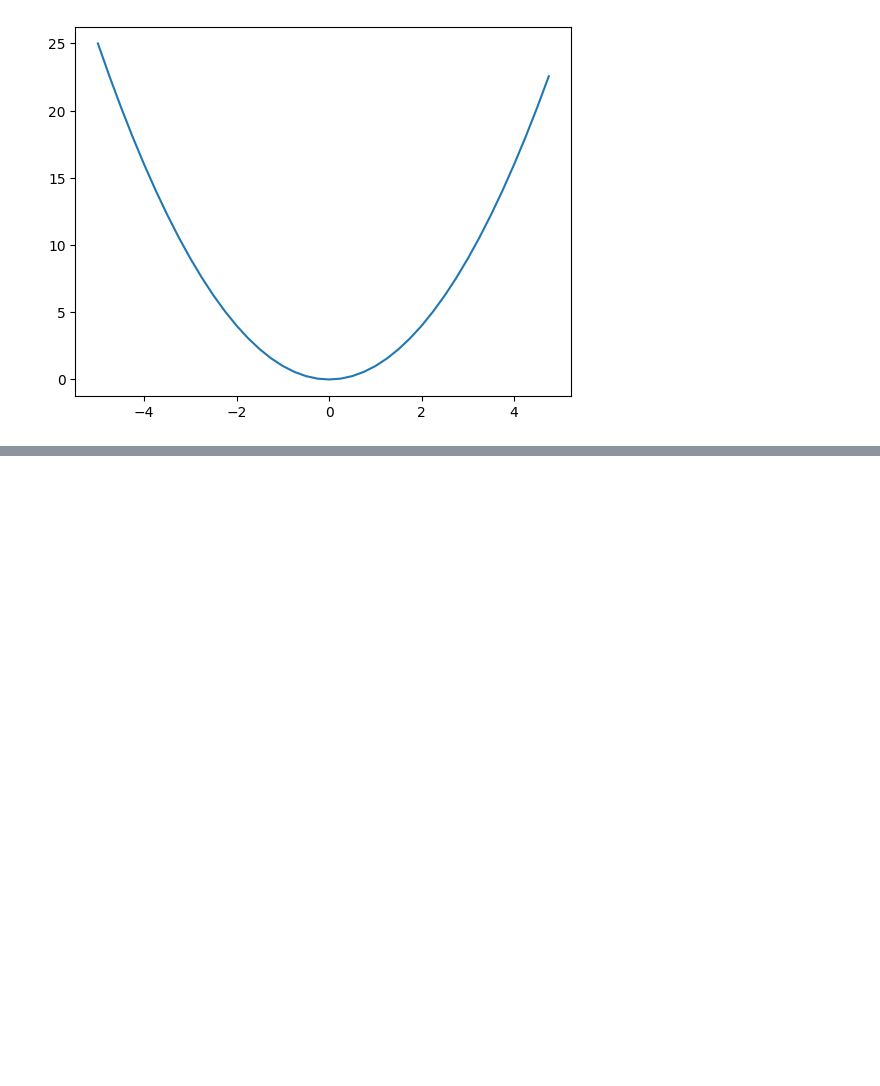
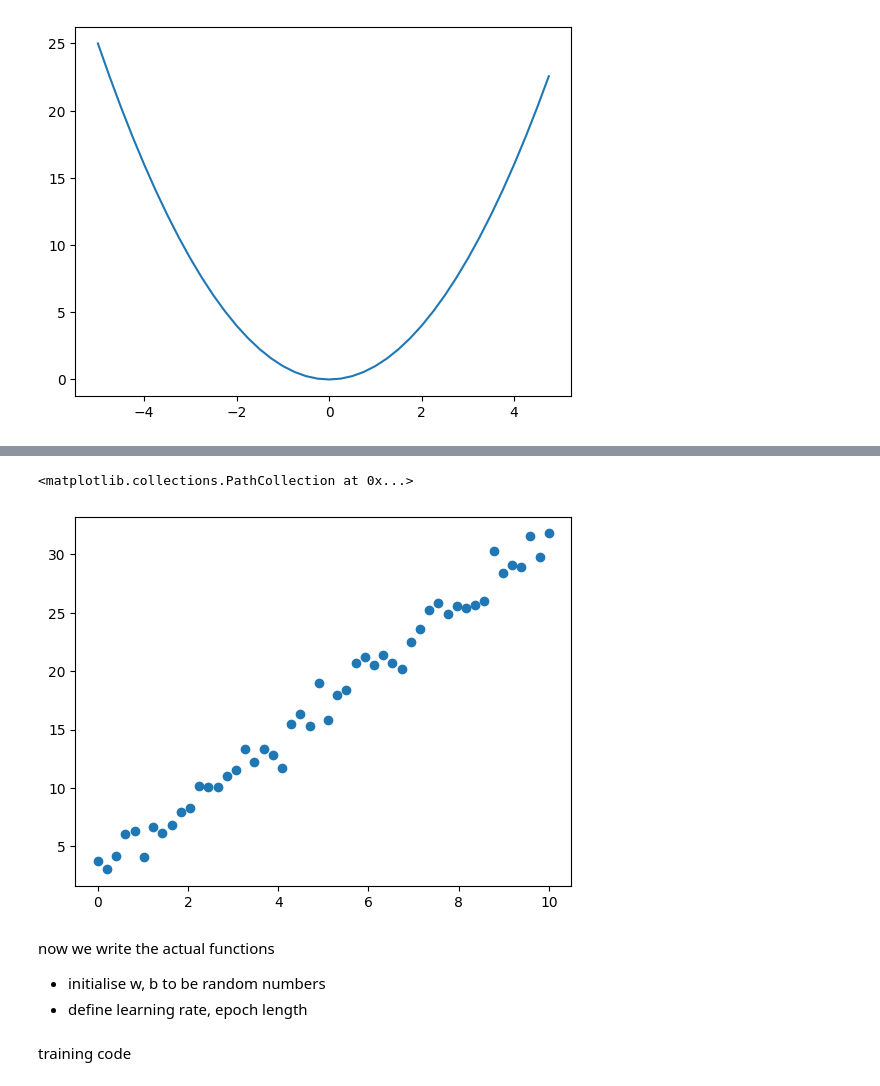
Before and after one commit to saumyamishra654/ML-tinkering, a Jupyter notebook: week 1/week-1.ipynb, the cells around one changed output, grey strips where cells are left out. Saved outputs shown, nothing was run; the diff lists cells and outputs as text; code cells hidden in the pictures; blank space fills up the shorter version.

```diff
--- a/week 1/week-1.ipynb
+++ b/week 1/week-1.ipynb
@@ -197,0 +230,13 @@ manual linear regression
+# %%
+np.random.seed(0)
+x = np.linspace(0, 10, 50) # 50 points between 0 and 10
+y = 3*x  + 2 + np.random.randn(*x.shape) # y = 3x + 2 + noise
+
+plt.scatter(x,y)
+# %% [output]
+<matplotlib.collections.PathCollection at 0x...>
+[figure, added]
+# %% [markdown]
+now we write the actual functions
+- initialise w, b to be random numbers
+- define learning rate, epoch length
@@ -197,0 +247,2 @@ manual linear regression
+# %% [markdown]
+training code
```
Also changed, not shown: parts of 7 cells of this notebook, 1 other file.
